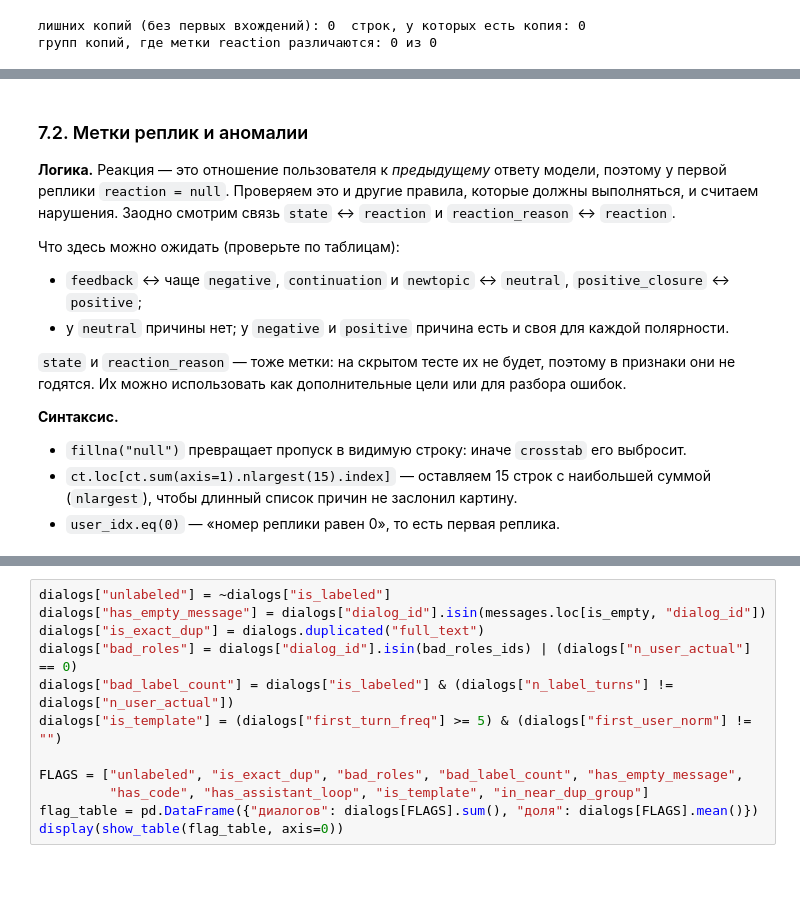
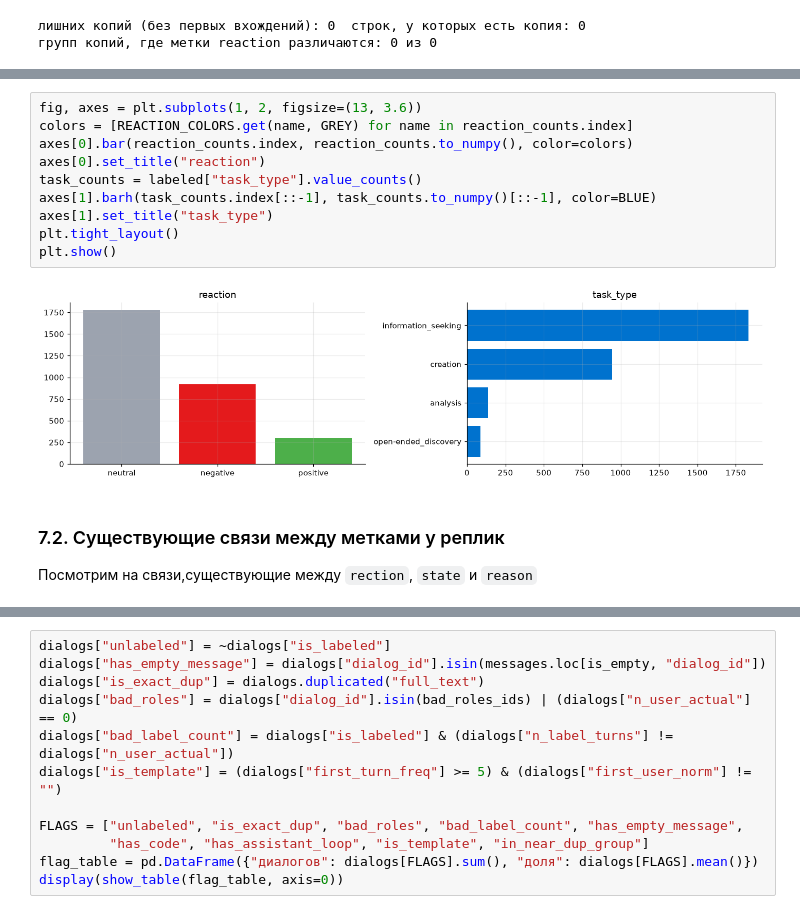
Before and after one commit to Pavel-bur-dot/MIPT_ML_homework, a Jupyter notebook: solution_hw1_BKZ/solution.ipynb, the cells around one changed output, grey strips where cells are left out. Drawn from its saved outputs; the diff is of its cells as text; blank space fills up the shorter version.

```diff
--- a/solution_hw1_BKZ/solution.ipynb
+++ b/solution_hw1_BKZ/solution.ipynb
@@ -833,18 +790,19 @@ accuracy тривиальной модели «всегда neutral»: 0.591
+# %%
+fig, axes = plt.subplots(1, 2, figsize=(13, 3.6))
+colors = [REACTION_COLORS.get(name, GREY) for name in reaction_counts.index]
+axes[0].bar(reaction_counts.index, reaction_counts.to_numpy(), color=colors)
+axes[0].set_title("reaction")
+task_counts = labeled["task_type"].value_counts()
+axes[1].barh(task_counts.index[::-1], task_counts.to_numpy()[::-1], color=BLUE)
+axes[1].set_title("task_type")
+plt.tight_layout()
+plt.show()
+# %% [output]
+[figure, added]
 # %% [markdown]
-### 7.2. Метки реплик и аномалии
+### 7.2. Существующие связи между метками у реплик
 
-**Логика.** Реакция — это отношение пользователя к *предыдущему* ответу модели, поэтому у первой реплики `reaction = null`. Проверяем это и другие правила, которые должны выполняться, и считаем нарушения. Заодно смотрим связь `state` ↔ `reaction` и `reaction_reason` ↔ `reaction`.
-
-Что здесь можно ожидать (проверьте по таблицам):
-- `feedback` ↔ чаще `negative`, `continuation` и `newtopic` ↔ `neutral`, `positive_closure` ↔ `positive`;
-- у `neutral` причины нет; у `negative` и `positive` причина есть и своя для каждой полярности.
-
-`state` и `reaction_reason` — тоже метки: на скрытом тесте их не будет, поэтому в признаки они не годятся. Их можно использовать как дополнительные цели или для разбора ошибок.
-
-**Синтаксис.**
-- `fillna("null")` превращает пропуск в видимую строку: иначе `crosstab` его выбросит.
-- `ct.loc[ct.sum(axis=1).nlargest(15).index]` — оставляем 15 строк с наибольшей суммой (`nlargest`), чтобы длинный список причин не заслонил картину.
-- `user_idx.eq(0)` — «номер реплики равен 0», то есть первая реплика.
+Посмотрим на связи,существующие между `rection`, `state` и `reason`
 # %%
 first = lab_turns[lab_turns["user_idx"] == 0]
 non_first = lab_turns[lab_turns["user_idx"] > 0]
```
Also changed, not shown: parts of 42 cells of this notebook, 2 other files.
